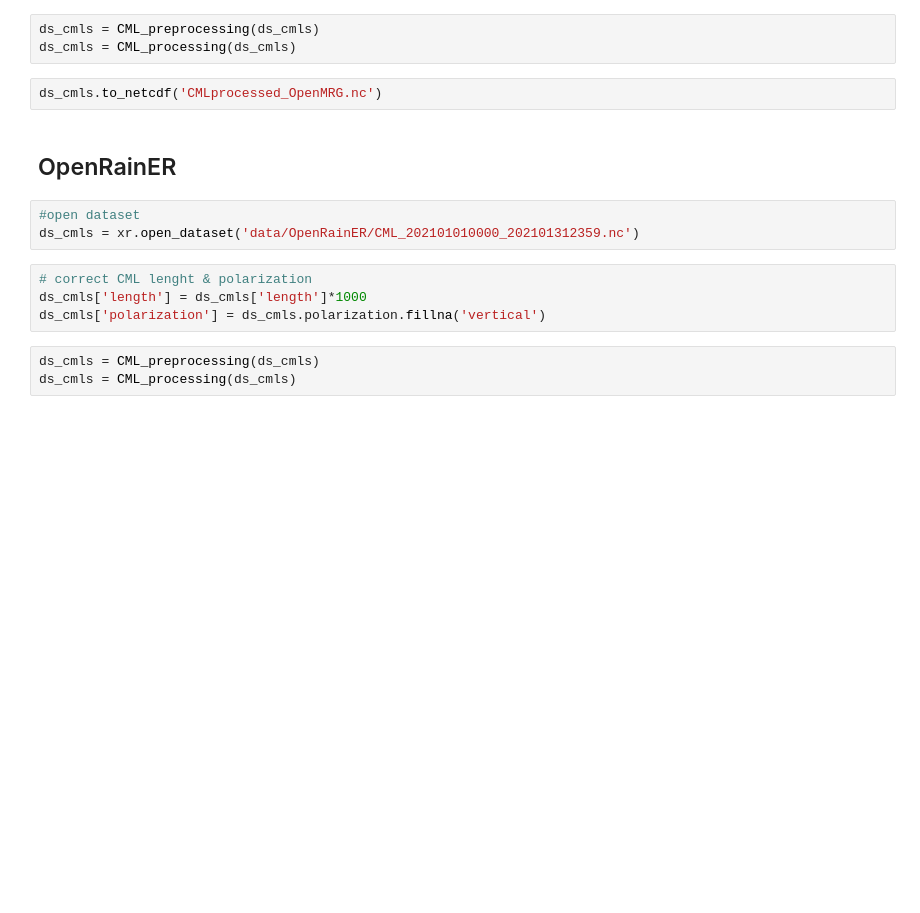
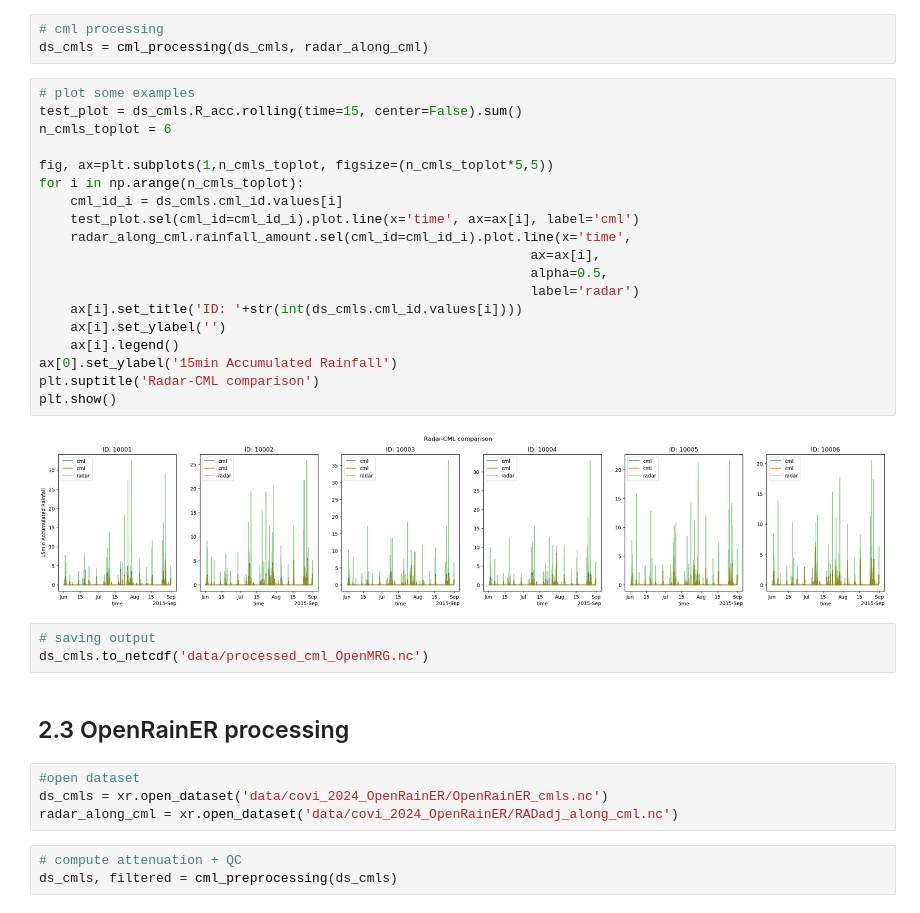
Before and after one commit to OpenSenseAction/radar_adjustment_intercomparison, a Jupyter notebook: 2_cml_processing.ipynb, the cells around one changed output. Cells and saved outputs as stored; diff of their text form; blank space fills up the shorter version.

Commit message:
download and processing notebooks

```diff
--- a/2_cml_processing.ipynb
+++ b/2_cml_processing.ipynb
@@ -146,17 +136,36 @@ ds_cmls = ds_cmls.resample(time="1min").first(skipna=True)
 # %%
-ds_cmls = CML_preprocessing(ds_cmls)
-ds_cmls = CML_processing(ds_cmls)
+# cml processing
+ds_cmls = cml_processing(ds_cmls, radar_along_cml)
-# %%
-ds_cmls.to_netcdf('CMLprocessed_OpenMRG.nc')
+# %%
+# plot some examples
+test_plot = ds_cmls.R_acc.rolling(time=15, center=False).sum()
+n_cmls_toplot = 6
+
+fig, ax=plt.subplots(1,n_cmls_toplot, figsize=(n_cmls_toplot*5,5))
+for i in np.arange(n_cmls_toplot):
+    cml_id_i = ds_cmls.cml_id.values[i]
+    test_plot.sel(cml_id=cml_id_i).plot.line(x='time', ax=ax[i], label='cml')
+    radar_along_cml.rainfall_amount.sel(cml_id=cml_id_i).plot.line(x='time',
+                                                               ax=ax[i],
+                                                               alpha=0.5,
+                                                               label='radar')
+    ax[i].set_title('ID: '+str(int(ds_cmls.cml_id.values[i])))
+    ax[i].set_ylabel('')
+    ax[i].legend()
+ax[0].set_ylabel('15min Accumulated Rainfall')
+plt.suptitle('Radar-CML comparison')
+plt.show()
+# %% [output]
+[figure, added]
+# %%
+# saving output
+ds_cmls.to_netcdf('data/processed_cml_OpenMRG.nc')
 # %% [markdown]
-## OpenRainER
+## 2.3 OpenRainER processing
 # %%
 #open dataset
-ds_cmls = xr.open_dataset('data/OpenRainER/CML_202101010000_202101312359.nc')
+ds_cmls = xr.open_dataset('data/covi_2024_OpenRainER/OpenRainER_cmls.nc')
+radar_along_cml = xr.open_dataset('data/covi_2024_OpenRainER/RADadj_along_cml.nc')
-# %%
-# correct CML lenght & polarization
-ds_cmls['length'] = ds_cmls['length']*1000
-ds_cmls['polarization'] = ds_cmls.polarization.fillna('vertical')
-# %%
-ds_cmls = CML_preprocessing(ds_cmls)
-ds_cmls = CML_processing(ds_cmls)
+# %%
+# compute attenuation + QC
+ds_cmls, filtered = cml_preprocessing(ds_cmls)
```
Also changed, not shown: parts of 15 cells of this notebook, 1 other file.
